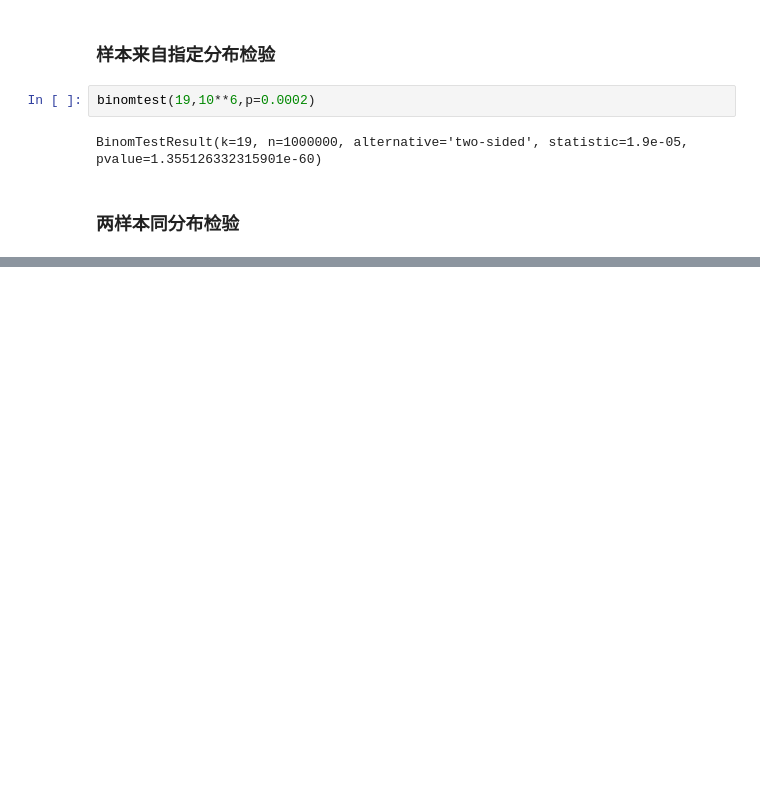
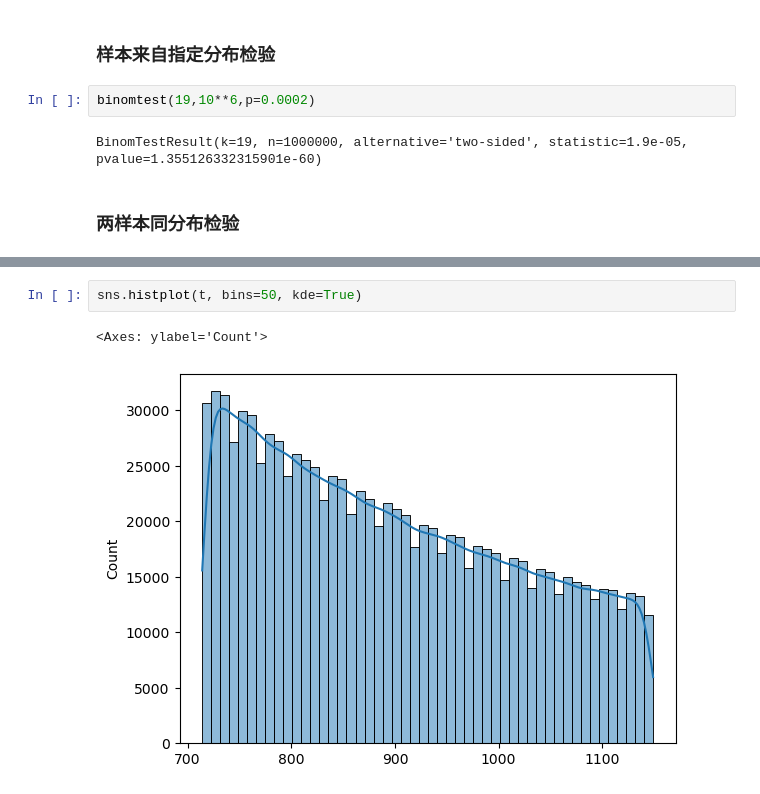
Before and after one commit to Leonhardqwq/simu_cpp, a Jupyter notebook: 置信区间与假设检验.ipynb, the cells around one changed output, grey strips where cells are left out. Cells and saved outputs as stored; diff of their text form; blank space fills up the shorter version.

```diff
--- a/置信区间与假设检验.ipynb
+++ b/置信区间与假设检验.ipynb
@@ -105,0 +123,5 @@ Fail to reject H0(p1 = p2)
+# %%
+sns.histplot(t, bins=50, kde=True)
+# %% [output]
+<Axes: ylabel='Count'>
+[figure, added]
```
Also changed, not shown: parts of 6 cells of this notebook, 1 other file.
